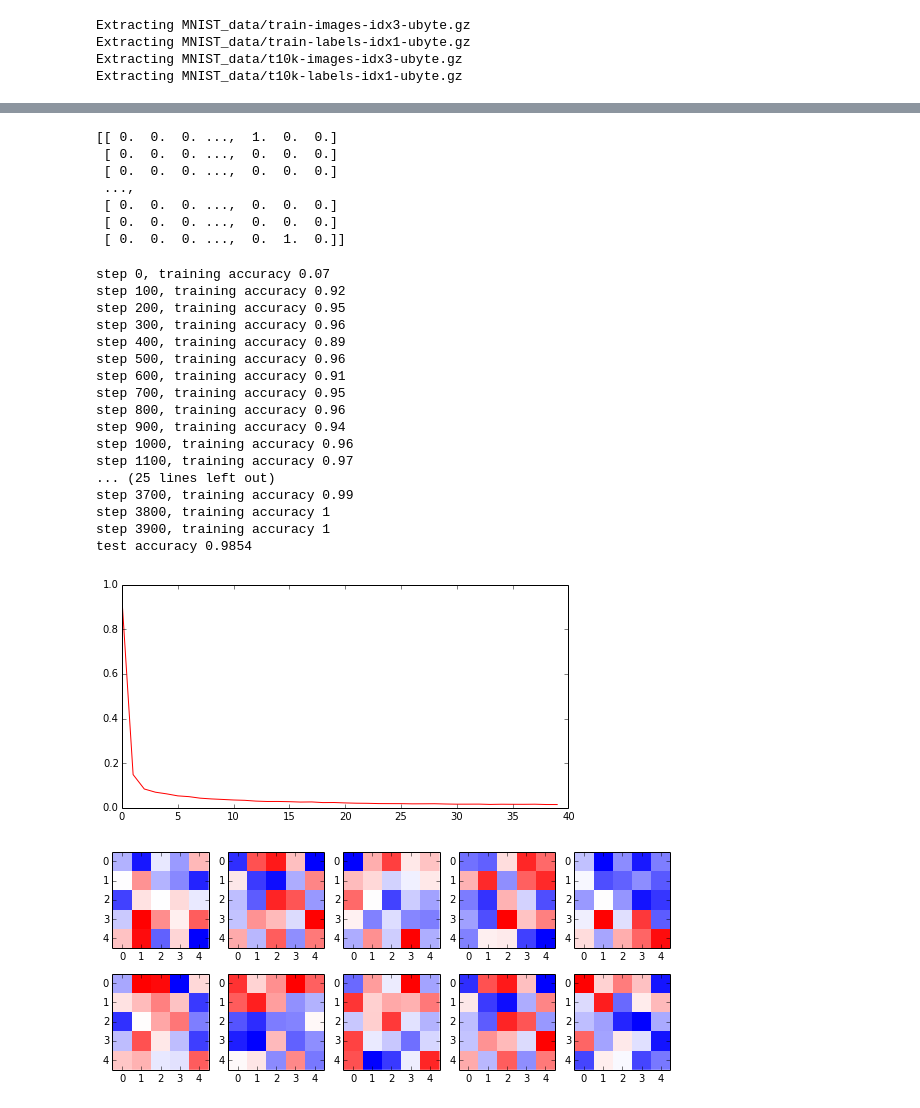
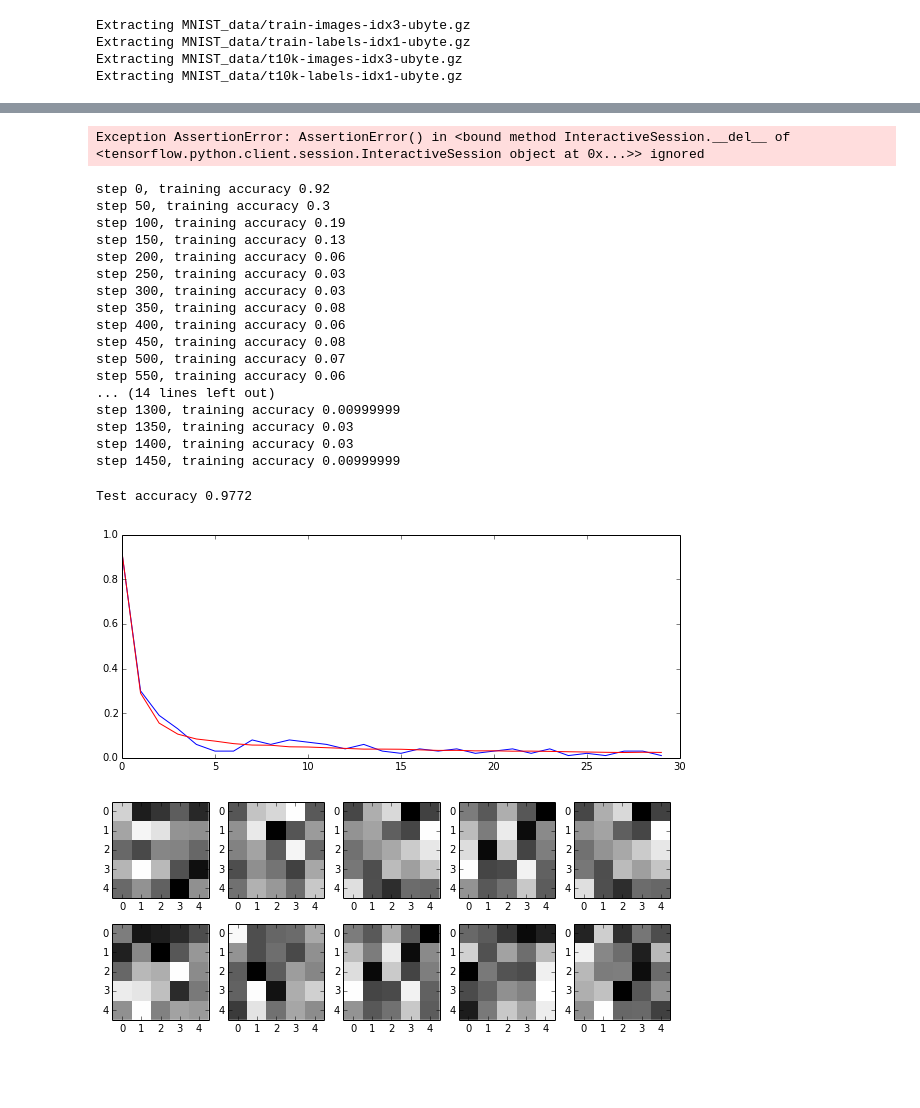
Before and after one commit to sandroormeno/Tensorflow-basic-examples, a Jupyter notebook: CNN.ipynb, the cells around one changed output, grey strips where cells are left out. Drawn from its saved outputs; the diff is of its cells as text; code cells hidden in the pictures; blank space fills up the shorter version.

```diff
--- a/CNN.ipynb
+++ b/CNN.ipynb
@@ -26,13 +26,3 @@ for i in range(10):
-# %%
-print mnist.train.labels
-# %% [output]
-[[ 0.  0.  0. ...,  1.  0.  0.]
- [ 0.  0.  0. ...,  0.  0.  0.]
- [ 0.  0.  0. ...,  0.  0.  0.]
- ...,
- [ 0.  0.  0. ...,  0.  0.  0.]
- [ 0.  0.  0. ...,  0.  0.  0.]
- [ 0.  0.  0. ...,  0.  1.  0.]]
 # %%
 def weight_variable(shape):
   initial = tf.truncated_normal(shape, stddev=0.1)
@@ -84,6 +74,7 @@ y_conv=tf.nn.softmax(tf.matmul(h_fc1_drop, W_fc2) + b_fc2)
 
 
 testPerformance = []
+trainPerformance = []
 
 sess = tf.InteractiveSession()
 cross_entropy = -tf.reduce_sum(y_*tf.log(y_conv))
@@ -91,42 +82,46 @@ train_step = tf.train.AdamOptimizer(1e-4).minimize(cross_entropy)
 correct_prediction = tf.equal(tf.argmax(y_conv,1), tf.argmax(y_,1))
 accuracy = tf.reduce_mean(tf.cast(correct_prediction, "float"))
 sess.run(tf.initialize_all_variables())
-for i in range(4000):
-  batch = mnist.train.next_batch(100)
-  if i%300 == 0:
-    testPerformance.append(1-accuracy.eval(feed_dict={
-    x: mnist.test.images, y_: mnist.test.labels, keep_prob: 1.0}))
-    train_accuracy = accuracy.eval(feed_dict={
-        x:batch[0], y_: batch[1], keep_prob: 1.0})
-    print "step %d, training accuracy %g"%(i, train_accuracy)
-  train_step.run(feed_dict={x: batch[0], y_: batch[1], keep_prob: 0.5})
+for i in range(1500):
+    batch = mnist.train.next_batch(100)
 
-print "test accuracy %g"%accuracy.eval(feed_dict={
-    x: mnist.test.images, y_: mnist.test.labels, keep_prob: 1.0})
+    if i%50 == 0:
+        testPerformance.append(1 - accuracy.eval(feed_dict={
+            x: mnist.test.images, y_: mnist.test.labels, keep_prob: 1.0}))
+        trainPerformance.append(1 - accuracy.eval(feed_dict={
+                x:batch[0], y_: batch[1], keep_prob: 1.0}))
+        print "step %d, training accuracy %g"%(i, trainPerformance[-1])
+    train_step.run(feed_dict={x: batch[0], y_: batch[1], keep_prob: 0.5})
 # %% [output]
-step 0, training accuracy 0.07
-step 100, training accuracy 0.92
-step 200, training accuracy 0.95
-step 300, training accuracy 0.96
-step 400, training accuracy 0.89
-step 500, training accuracy 0.96
-step 600, training accuracy 0.91
-step 700, training accuracy 0.95
-step 800, training accuracy 0.96
-step 900, training accuracy 0.94
-step 1000, training accuracy 0.96
-step 1100, training accuracy 0.97
-... (25 lines left out)
-step 3700, training accuracy 0.99
-step 3800, training accuracy 1
-step 3900, training accuracy 1
-test accuracy 0.9854
+Exception AssertionError: AssertionError() in <bound method InteractiveSession.__del__ of <tensorflow.python.client.session.InteractiveSession object at 0x...>> ignored
+step 0, training accuracy 0.92
+step 50, training accuracy 0.3
+step 100, training accuracy 0.19
+step 150, training accuracy 0.13
+step 200, training accuracy 0.06
+step 250, training accuracy 0.03
+step 300, training accuracy 0.03
+step 350, training accuracy 0.08
+step 400, training accuracy 0.06
+step 450, training accuracy 0.08
+step 500, training accuracy 0.07
+step 550, training accuracy 0.06
+... (14 lines left out)
+step 1300, training accuracy 0.00999999
+step 1350, training accuracy 0.03
+step 1400, training accuracy 0.03
+step 1450, training accuracy 0.00999999
+# %%
+print "Test accuracy %g"%accuracy.eval(feed_dict={
+    x: mnist.test.images, y_: mnist.test.labels, keep_prob: 1.0})
+# %% [output]
+Test accuracy 0.9772
 # %%
-#plt.plot(trainPerformance, "b")
+plt.plot(trainPerformance, "b")
 plt.plot(np.asarray(testPerformance), "r")
 plt.show()
 # %% [output]
-[figure, old version]
+[figure, new version]
 # %%
 import pylab as pylab
 pylab.rcParams['figure.figsize'] = (10.0, 4.0)
@@ -136,6 +131,6 @@ fW = sess.run(W_conv1)
 f, axes = plt.subplots(2, 5)
 
 for i in range(10):
-    axes.ravel()[i].imshow(np.asarray(fW[:,:,:,randint(0,19)]).reshape((5,5)), cmap="bwr",interpolation="none")
+    axes.ravel()[i].imshow(np.asarray(fW[:,:,:,randint(0,19)]).reshape((5,5)),cmap="gray" ,interpolation="none")
 # %% [output]
-[figure, old version]
+[figure, new version]
```
Also changed, not shown: parts of 3 cells of this notebook, 4 other files.
